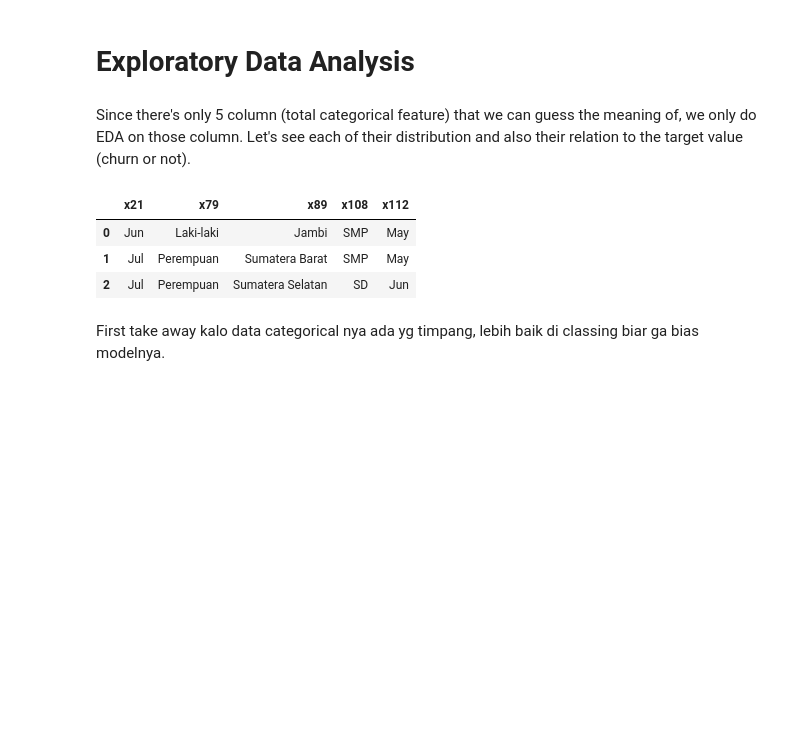
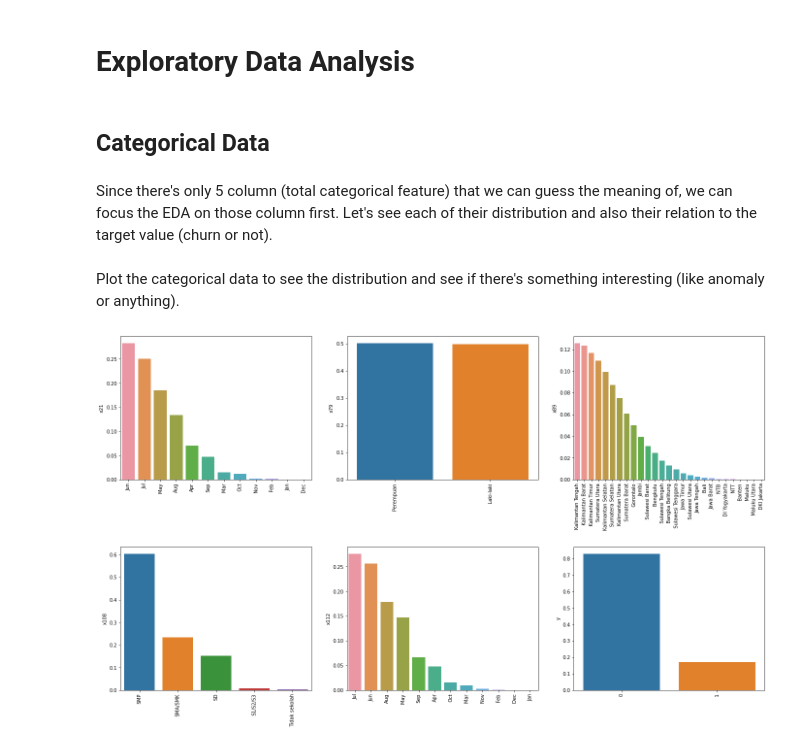
Before and after one commit to boyoje/FDC-2022-BRI-SV, a Jupyter notebook: notebook/notebook.ipynb, the cells around one changed output. Saved outputs shown, nothing was run; the diff lists cells and outputs as text; code cells hidden in the pictures; blank space fills up the shorter version.

```diff
--- a/notebook/notebook.ipynb
+++ b/notebook/notebook.ipynb
@@ -107,16 +107,28 @@ perc_missing.describe()
 Missing value handled, now there's no missing value left.
 # %% [markdown]
 # Exploratory Data Analysis
+# %% [markdown]
+## Categorical Data
 # %% [markdown]
-Since there's only 5 column (total categorical feature) that we can guess the meaning of, we only do EDA on those column. Let's see each of their distribution and also their relation to the target value (churn or not).
+Since there's only 5 column (total categorical feature) that we can guess the meaning of, we can focus the EDA on those column first. Let's see each of their distribution and also their relation to the target value (churn or not).
 # %%
 categorical_df = data[cat_col].copy()
-categorical_df.head(3)
+categorical_df = categorical_df.merge(data.iloc[:, -1], left_index=True, right_index=True)
-# %% [output]
-|  | x21 | x79 | x89 | x108 | x112 |
-| 0 | Jun | Laki-laki | Jambi | SMP | May |
-| 1 | Jul | Perempuan | Sumatera Barat | SMP | May |
-| 2 | Jul | Perempuan | Sumatera Selatan | SD | Jun |
-# %% [markdown]
-First take away
-kalo data categorical nya ada yg timpang, lebih baik di classing biar ga bias modelnya.
+# %% [markdown]
+Plot the categorical data to see the distribution and see if there's something interesting (like anomaly or anything).
+# %%
+fig = plt.figure()
+fig.set_figheight(12)
+fig.set_figwidth(20)
+
+
+for i, col in enumerate(categorical_df.columns):
+    s = categorical_df[col].value_counts(normalize=True)
+    fig.add_subplot(int(f'23{i+1}'))
+    fig.tight_layout(pad=3)
+    sns.barplot(x=s.index, y=s)
+    plt.xticks(rotation=90)
+
+plt.show()
+# %% [output]
+[figure, added]
```
Also changed, not shown: parts of 11 cells of this notebook.
